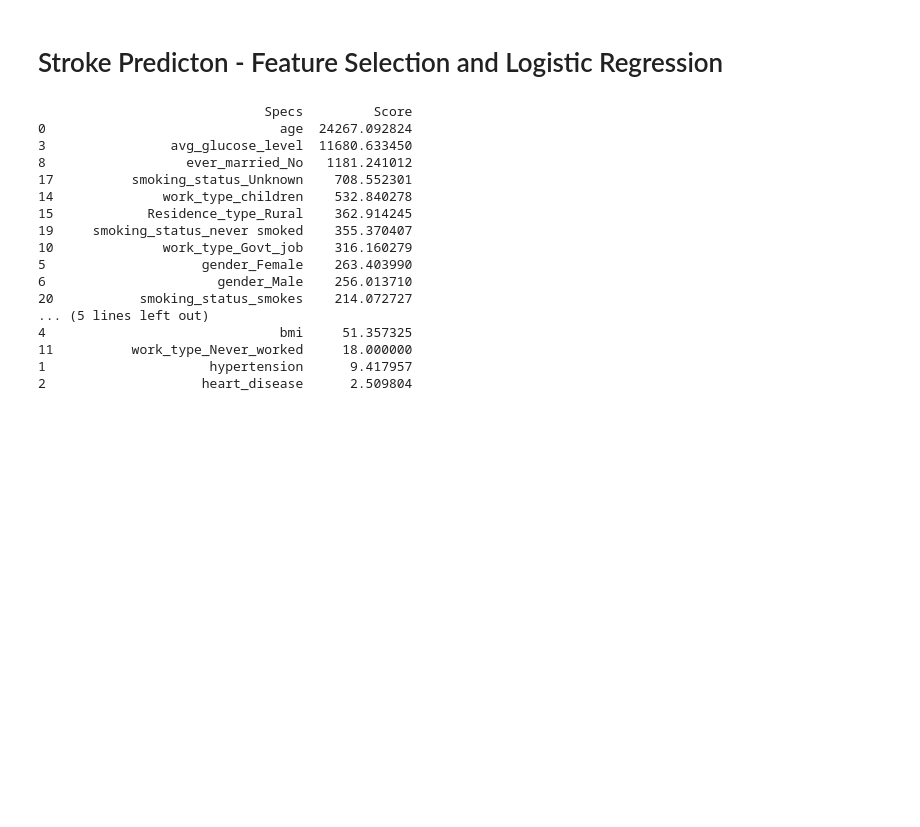
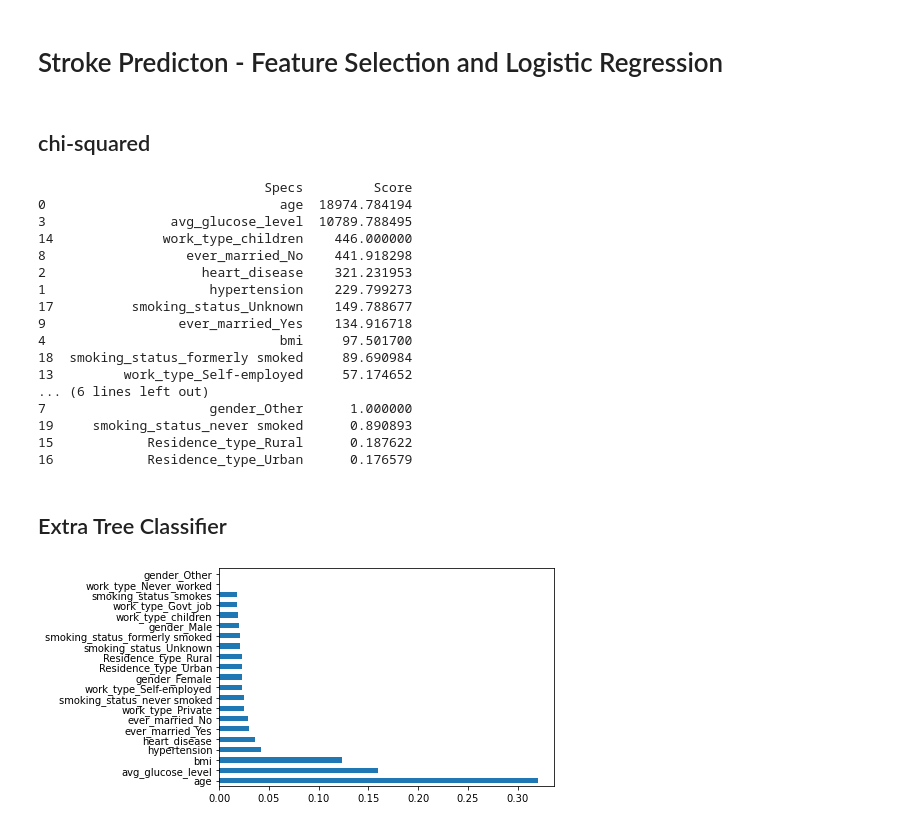
Before and after one commit to luisfreitas213/StrokePredicton, a Jupyter notebook: 04.Feature Selection _ Logistic Regression.ipynb, the cells around one changed output. Drawn from its saved outputs; the diff is of its cells as text; code cells hidden in the pictures; blank space fills up the shorter version.

```diff
--- a/04.Feature Selection _ Logistic Regression.ipynb
+++ b/04.Feature Selection _ Logistic Regression.ipynb
@@ -79,31 +27,54 @@ y_train = y_train.reset_index(drop=True)
+# %%
+X_train = pd.read_csv('X_train.csv')
+y_train = pd.read_csv('y_train.csv')
+X_train_oversampled = pd.read_csv('X_train_oversampled.csv')
+y_train_oversampled = pd.read_csv('y_train_oversampled.csv')
+X_test = pd.read_csv('X_test.csv')
+y_test = pd.read_csv('y_test.csv')
+# %% [markdown]
+## chi-squared
 # %%
-X = X_train  #independent columns
-y = y_train   #target column i.e price range
+X_chi = X_train_oversampled  #independent columns
+y_chi = y_train_oversampled   #target column
 
 #apply SelectKBest class to extract top 10 best features
 bestfeatures = SelectKBest(score_func=chi2, k=10)
-fit = bestfeatures.fit(X, y)
+fit = bestfeatures.fit(X_chi, y_chi)
 dfscores = pd.DataFrame(fit.scores_)
-dfcolumns = pd.DataFrame(X.columns)
+dfcolumns = pd.DataFrame(X_chi.columns)
 #concat two dataframes for better visualization
 featureScores = pd.concat([dfcolumns,dfscores],axis=1)
 featureScores.columns = ['Specs','Score']  #naming the dataframe columns
-print(featureScores.nlargest(20,'Score'))  #print 10 best features
+print(featureScores.nlargest(21,'Score'))  #print 10 best features
 # %% [output]
                              Specs         Score
-0                              age  24267.092824
-3                avg_glucose_level  11680.633450
-8                  ever_married_No   1181.241012
-17          smoking_status_Unknown    708.552301
-14              work_type_children    532.840278
-15            Residence_type_Rural    362.914245
-19     smoking_status_never smoked    355.370407
-10              work_type_Govt_job    316.160279
-5                    gender_Female    263.403990
-6                      gender_Male    256.013710
-20           smoking_status_smokes    214.072727
-... (5 lines left out)
-4                              bmi     51.357325
-11          work_type_Never_worked     18.000000
-1                     hypertension      9.417957
-2                    heart_disease      2.509804
+0                              age  18974.784194
+3                avg_glucose_level  10789.788495
+14              work_type_children    446.000000
+8                  ever_married_No    441.918298
+2                    heart_disease    321.231953
+1                     hypertension    229.799273
+17          smoking_status_Unknown    149.788677
+9                 ever_married_Yes    134.916718
+4                              bmi     97.501700
+18  smoking_status_formerly smoked     89.690984
+13         work_type_Self-employed     57.174652
+... (6 lines left out)
+7                     gender_Other      1.000000
+19     smoking_status_never smoked      0.890893
+15            Residence_type_Rural      0.187622
+16            Residence_type_Urban      0.176579
+# %% [markdown]
+## Extra Tree Classifier
+# %%
+X_etc = X_train_oversampled  # colunas independentes
+y_etc = y_train_oversampled  #target column
+# %%
+model = ExtraTreesClassifier()
+model.fit(X_etc, y_etc)
+#plot gráfico de importâncias de recursos para melhor visualização
+feat_importances = pd.Series(model.feature_importances_, index = X_etc.columns)
+feat_importances.nlargest(21).plot(kind = 'barh')
+plt.show()
+# %% [output]
+[figure, added]
```
Also changed, not shown: parts of 16 cells of this notebook, 3 other files.
